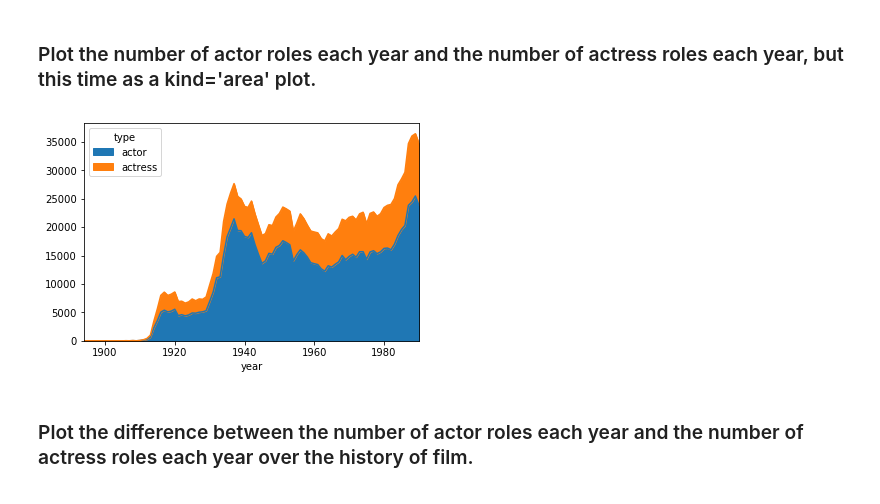
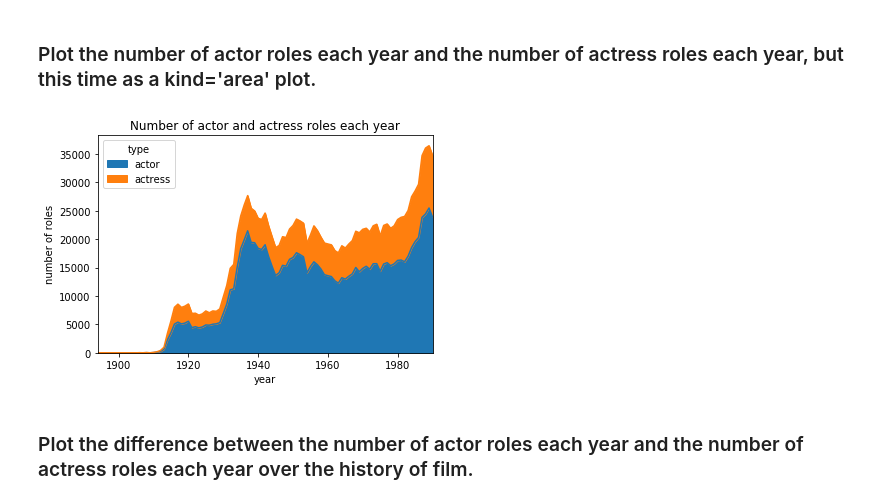
Before and after one commit to rjaffk/tensorby, a Jupyter notebook: lecture_introduction/Solutions-4.ipynb, the cells around one changed output. Saved outputs shown, nothing was run; the diff lists cells and outputs as text; code cells hidden in the pictures.

```diff
--- a/lecture_introduction/Solutions-4.ipynb
+++ b/lecture_introduction/Solutions-4.ipynb
@@ -86,9 +77,10 @@ c.head()
 # %% [markdown]
 ### Plot the number of actor roles each year and the number of actress roles each year, but this time as a kind='area' plot.
-# %%
-c.plot(kind='area');
-# %% [output]
-[figure, removed]
+# %%
+ax=c.plot(kind='area')
+ax.set(ylabel="number of roles", title = 'Number of actor and actress roles each year');
+# %% [output]
+[figure, added]
 # %% [markdown]
 ### Plot the difference between the number of actor roles each year and the number of actress roles each year over the history of film.
 # %%
```
Also changed, not shown: parts of 5 cells of this notebook, 2 other files.
